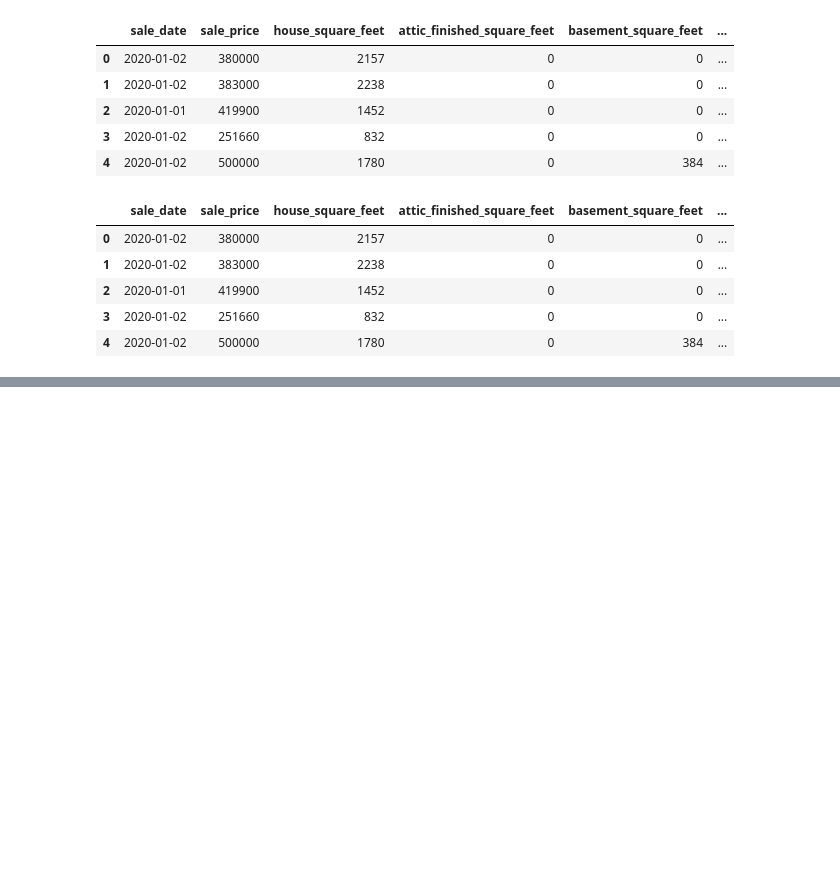
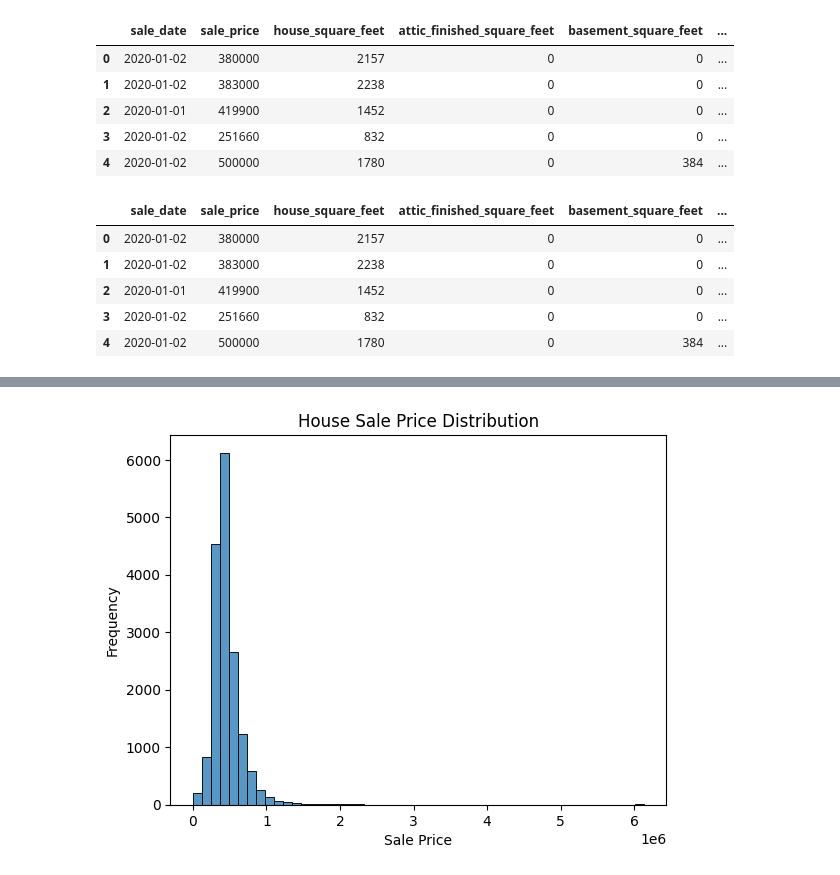
Before and after one commit to kpunsalan8/linearModels-KP, a Jupyter notebook: lab/lab_notebook_applied.ipynb, the cells around one changed output, grey strips where cells are left out. Cells and saved outputs as stored; diff of their text form; code cells hidden in the pictures; blank space fills up the shorter version.

```diff
--- a/lab/lab_notebook_applied.ipynb
+++ b/lab/lab_notebook_applied.ipynb
@@ -143,0 +180,10 @@ df.head()
+# %%
+# look at sale price distribution
+var = 'sale_price'
+sns.histplot(df[var], bins=50)
+plt.title('House Sale Price Distribution')
+plt.xlabel('Sale Price')
+plt.ylabel('Frequency')
+plt.show()
+# %% [output]
+[figure, added]
```
Also changed, not shown: parts of 5 cells of this notebook.
